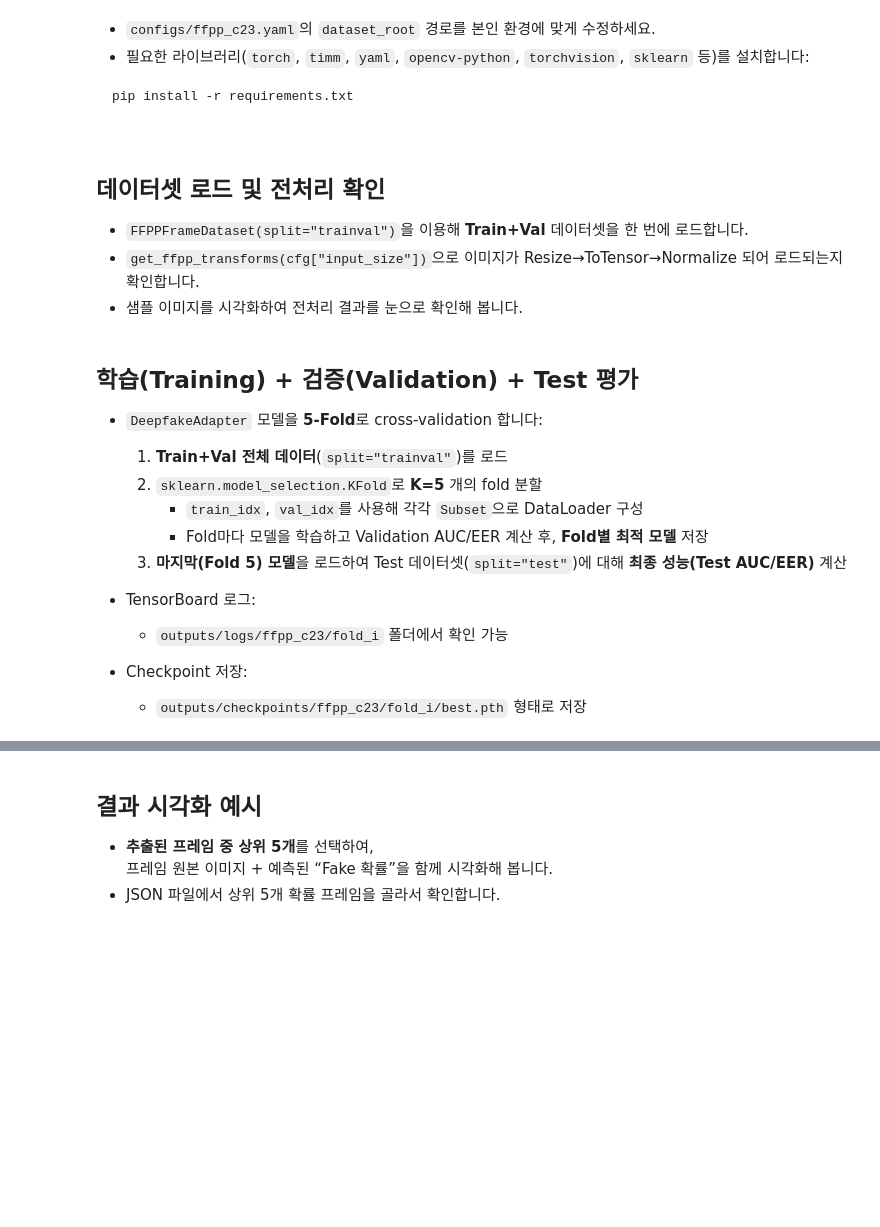
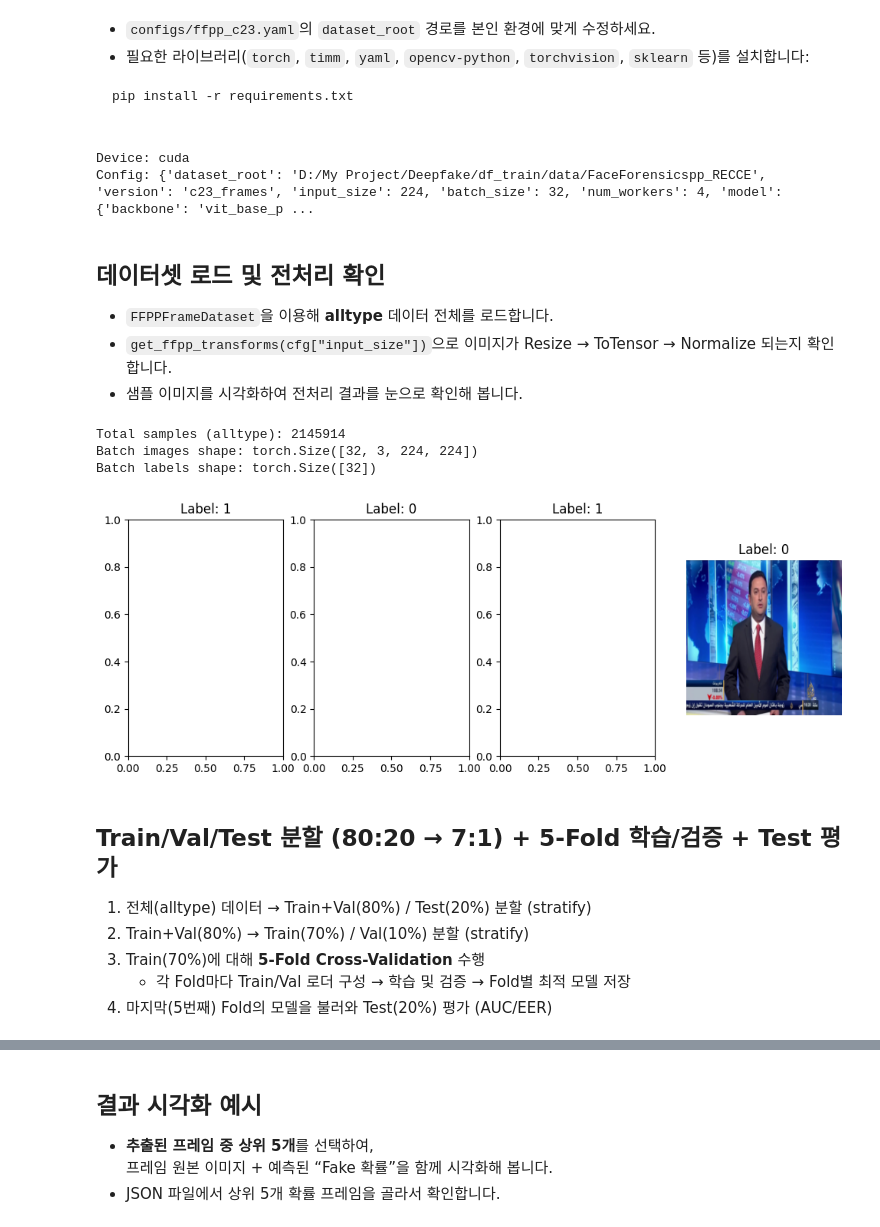
Before and after one commit to vpraise00/deepfake-ml, a Jupyter notebook: deepfake-adapter/notebooks/pipeline.ipynb, the cells around one changed output, grey strips where cells are left out. Cells and saved outputs as stored; diff of their text form; code cells hidden in the pictures; blank space fills up the shorter version.

Commit message:
test comfirmed

```diff
--- a/deepfake-adapter/notebooks/pipeline.ipynb
+++ b/deepfake-adapter/notebooks/pipeline.ipynb
@@ -61,7 +90,7 @@ from src.utils.transforms import get_ffpp_transforms
 from src.utils.metrics import compute_auc, compute_eer
 
 # --- 설정(Config) 로드 ---
-config_path = "configs/ffpp_c23.yaml"  # 필요 시 "configs/ffpp_c40.yaml" 선택
+config_path = "../configs/ffpp_c23.yaml"  # 노트북이 notebooks/ 폴더 안에 있으므로 상위 폴더 참조
 with open(config_path, "r") as f:
     cfg = yaml.safe_load(f)
 
@@ -76,63 +105,65 @@ def set_seed(seed: int = 42):
 device = torch.device("cuda" if torch.cuda.is_available() else "cpu")
 print(f"Device: {device}")
 print("Config:", cfg)
+# %% [output]
+Device: cuda
+Config: {'dataset_root': 'D:/My Project/Deepfake/df_train/data/FaceForensicspp_RECCE', 'version': 'c23_frames', 'input_size': 224, 'batch_size': 32, 'num_workers': 4, 'model': {'backbone': 'vit_base_p ...
 # %% [markdown]
 ## 데이터셋 로드 및 전처리 확인
 
-- `FFPPFrameDataset(split="trainval")`을 이용해 **Train+Val** 데이터셋을 한 번에 로드합니다.
-- `get_ffpp_transforms(cfg["input_size"])`으로 이미지가 Resize→ToTensor→Normalize 되어 로드되는지 확인합니다.
+- `FFPPFrameDataset`을 이용해 **alltype** 데이터 전체를 로드합니다.
+- `get_ffpp_transforms(cfg["input_size"])`으로 이미지가 Resize → ToTensor → Normalize 되는지 확인합니다.
 - 샘플 이미지를 시각화하여 전처리 결과를 눈으로 확인해 봅니다.
 # %%
 # 셀 3: 데이터셋 로드 및 전처리 확인
 
 set_seed(42)
 
-# 1) Train+Val 데이터셋 로드
-full_dataset = FFPPFrameDataset(config_path, split="trainval")
-print(f"Total Train+Val samples: {len(full_dataset)}")
+# 1) 전체 데이터셋 로드 (alltype)
+full_dataset = FFPPFrameDataset(config_path)
+print(f"Total samples (alltype): {len(full_dataset)}")
 
-# 2) DataLoader(임시) — K-Fold 전에 batch 확인용
+# 2) 임시 DataLoader 구성 — 배치 형태 확인용
 temp_loader = DataLoader(
     full_dataset,
     batch_size=cfg["batch_size"],
     shuffle=True,
     num_workers=cfg["num_workers"],
     pin_memory=True
 )
 
 # 3) 첫 번째 배치 가져와서 이미지 텐서 모양 확인
 images, labels = next(iter(temp_loader))
 print("Batch images shape:", images.shape)  # [batch_size, 3, input_size, input_size]
 print("Batch labels shape:", labels.shape)  # [batch_size]
 
 # 4) 샘플 이미지 시각화 (정규화 해제 후 표시)
 def imshow_tensor(img_tensor, mean=[0.485, 0.456, 0.406], std=[0.229, 0.224, 0.225]):
     """정규화된 텐서를 이미지로 되돌려 Matplotlib으로 표시"""
     img = img_tensor.clone().cpu().numpy()
     for c in range(3):
         img[c] = img[c] * std[c] + mean[c]
     img = np.clip(img, 0, 1)
     img = np.transpose(img, (1, 2, 0))  # (H, W, C)
     plt.imshow(img)
     plt.axis("off")
 
 fig, axes = plt.subplots(1, 4, figsize=(12, 4))
 for i in range(4):
     imshow_tensor(images[i])
     axes[i].set_title(f"Label: {labels[i].item()}")
 plt.show()
+# %% [output]
+Total samples (alltype): 2145914
+Batch images shape: torch.Size([32, 3, 224, 224])
+Batch labels shape: torch.Size([32])
+[figure, added]
 # %% [markdown]
-## 학습(Training) + 검증(Validation) + Test 평가
+## Train/Val/Test 분할 (80:20 → 7:1) + 5-Fold 학습/검증 + Test 평가
 
-- `DeepfakeAdapter` 모델을 **5-Fold**로 cross-validation 합니다:
-  1. **Train+Val 전체 데이터**(`split="trainval"`)를 로드
-  2. `sklearn.model_selection.KFold`로 **K=5** 개의 fold 분할
-     - `train_idx`, `val_idx`를 사용해 각각 `Subset`으로 DataLoader 구성
-     - Fold마다 모델을 학습하고 Validation AUC/EER 계산 후, **Fold별 최적 모델** 저장
-  3. **마지막(Fold 5) 모델**을 로드하여 Test 데이터셋(`split="test"`)에 대해 **최종 성능(Test AUC/EER)** 계산
-
-- TensorBoard 로그:
-  - `outputs/logs/ffpp_c23/fold_i` 폴더에서 확인 가능
-- Checkpoint 저장:
-  - `outputs/checkpoints/ffpp_c23/fold_i/best.pth` 형태로 저장
+1. 전체(alltype) 데이터 → Train+Val(80%) / Test(20%) 분할 (stratify)
+2. Train+Val(80%) → Train(70%) / Val(10%) 분할 (stratify)
+3. Train(70%)에 대해 **5-Fold Cross-Validation** 수행
+   - 각 Fold마다 Train/Val 로더 구성 → 학습 및 검증 → Fold별 최적 모델 저장
+4. 마지막(5번째) Fold의 모델을 불러와 Test(20%) 평가 (AUC/EER)
 # %%
```
Also changed, not shown: parts of 5 cells of this notebook, 3 other files.
